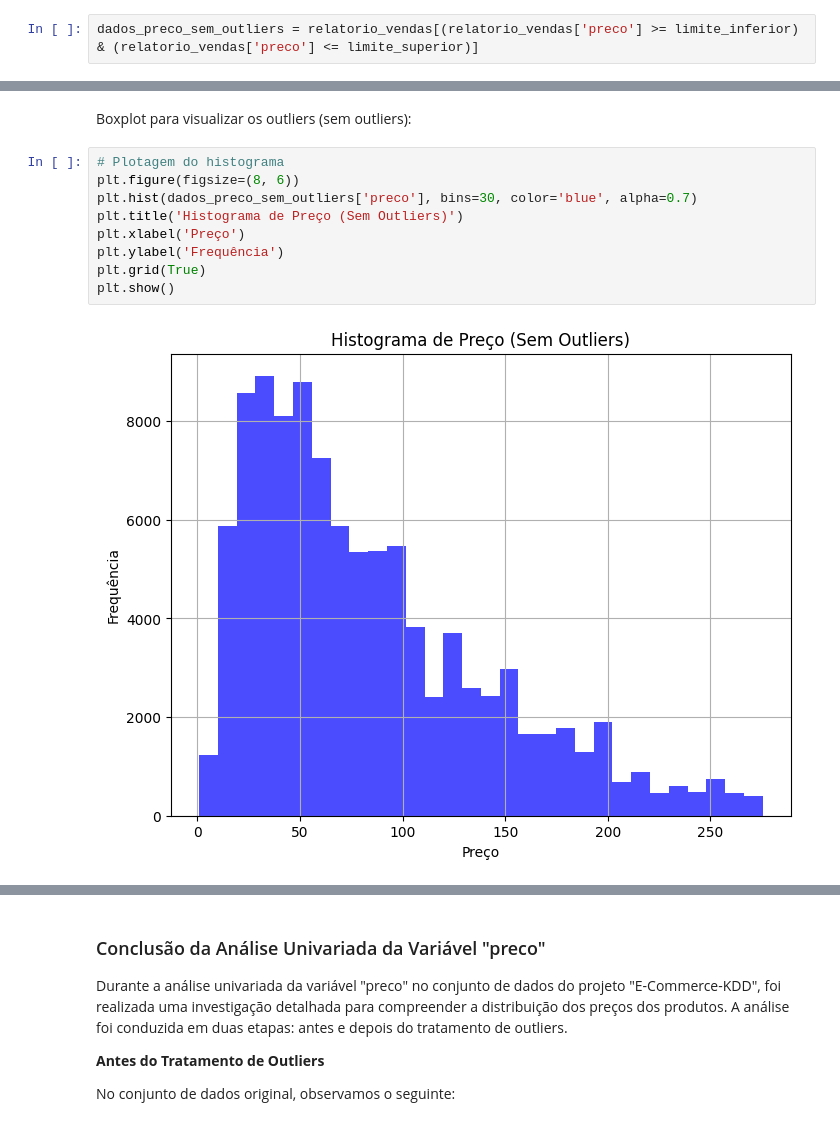
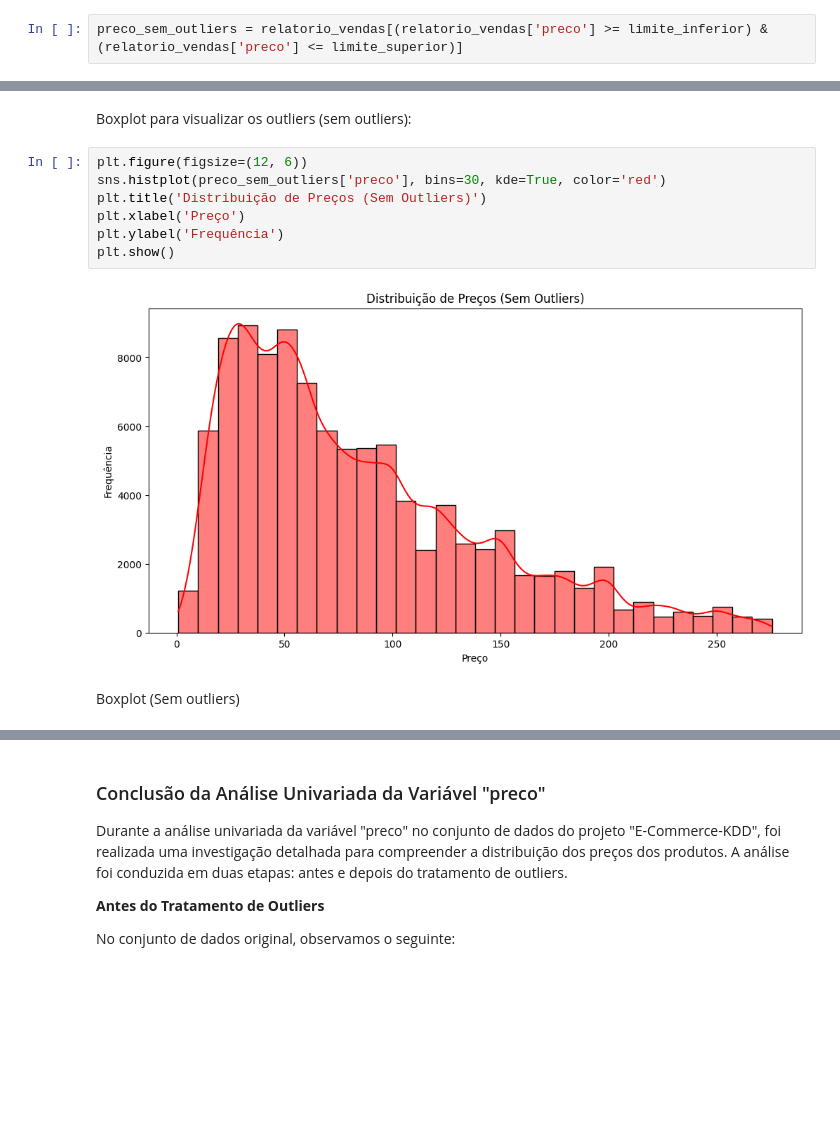
Before and after one commit to DouglasMiyagui/E-Commerce-KDD, a Jupyter notebook: notebooks/2-AnáliseDescritiva.ipynb, the cells around one changed output, grey strips where cells are left out. Cells and saved outputs as stored; diff of their text form; blank space fills up the shorter version.

```diff
--- a/notebooks/2-AnáliseDescritiva.ipynb
+++ b/notebooks/2-AnáliseDescritiva.ipynb
@@ -1241,7 +1169,7 @@ Em resumo, a análise de outliers foi uma etapa importante em nosso projeto, e a
 # %% [markdown]
 Filtrar os dados excluindo outliers:
 # %%
-dados_preco_sem_outliers = relatorio_vendas[(relatorio_vendas['preco'] >= limite_inferior) & (relatorio_vendas['preco'] <= limite_superior)]
+preco_sem_outliers = relatorio_vendas[(relatorio_vendas['preco'] >= limite_inferior) & (relatorio_vendas['preco'] <= limite_superior)]
 # %% [markdown]
 Resumo estatístico (sem outliers):
 # %%
@@ -1324,14 +1244,14 @@ Porcentagem de outliers no conjunto sem outliers: 1.96%
 # %% [markdown]
 Boxplot para visualizar os outliers (sem outliers):
 # %%
-# Plotagem do histograma
-plt.figure(figsize=(8, 6))
-plt.hist(dados_preco_sem_outliers['preco'], bins=30, color='blue', alpha=0.7)
-plt.title('Histograma de Preço (Sem Outliers)')
+plt.figure(figsize=(12, 6))
+sns.histplot(preco_sem_outliers['preco'], bins=30, kde=True, color='red')
+plt.title('Distribuição de Preços (Sem Outliers)')
 plt.xlabel('Preço')
 plt.ylabel('Frequência')
-plt.grid(True)
 plt.show()
 # %% [output]
-[figure, old version]
+[figure, new version]
+# %% [markdown]
+Boxplot (Sem outliers)
 # %%
```
Also changed, not shown: parts of 56 cells of this notebook.
